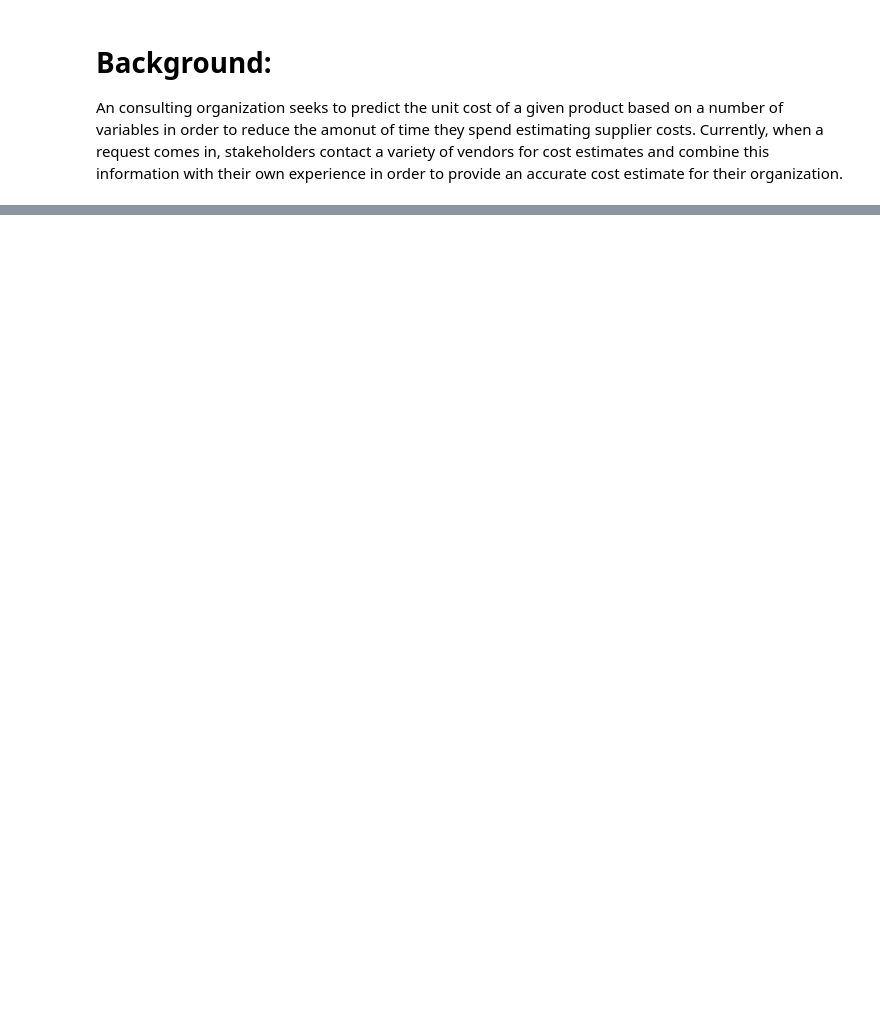
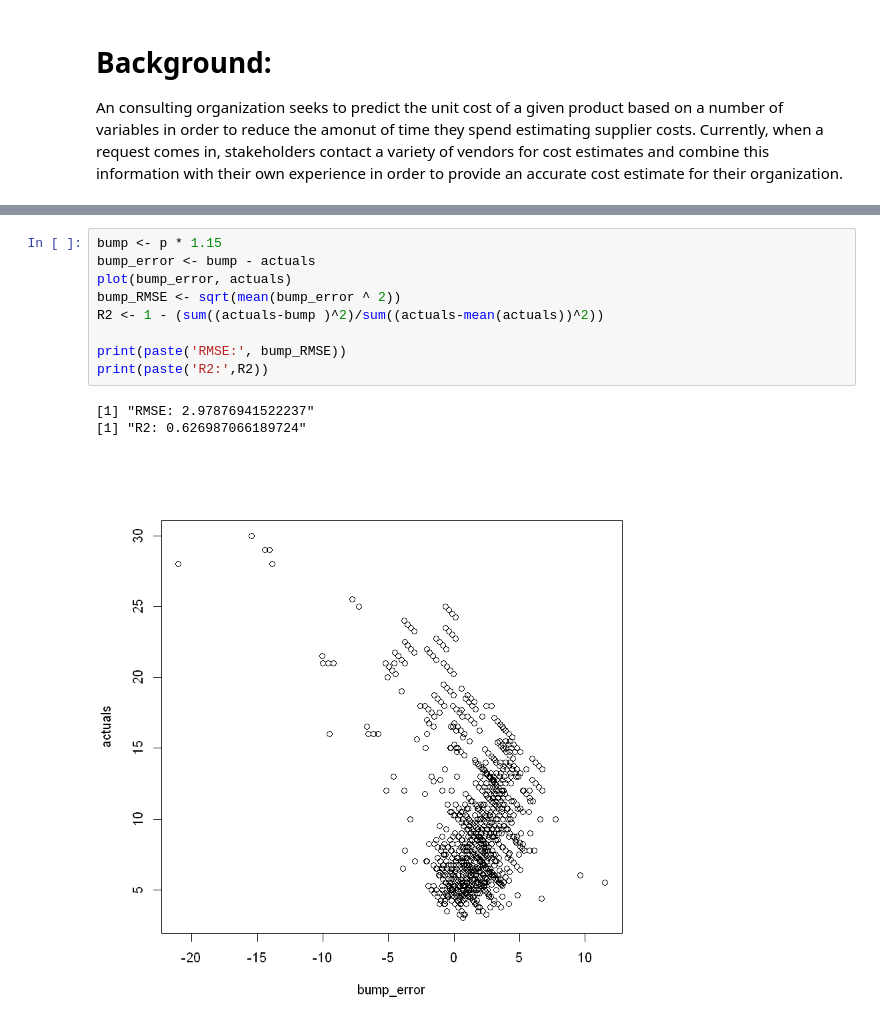
Before and after one commit to HubCatz202/cpi_model, a Jupyter notebook: CPI_Model.ipynb, the cells around one changed output, grey strips where cells are left out. Saved outputs shown, nothing was run; the diff lists cells and outputs as text; blank space fills up the shorter version.

```diff
--- a/CPI_Model.ipynb
+++ b/CPI_Model.ipynb
@@ -134,0 +214,13 @@ F-statistic: 210.8 on 9 and 606 DF,  p-value: < 2.2e-16
+# %%
+bump <- p * 1.15
+bump_error <- bump - actuals
+plot(bump_error, actuals)
+bump_RMSE <- sqrt(mean(bump_error ^ 2))
+R2 <- 1 - (sum((actuals-bump )^2)/sum((actuals-mean(actuals))^2))
+
+print(paste('RMSE:', bump_RMSE))
+print(paste('R2:',R2))
+# %% [output]
+[1] "RMSE: 2.97876941522237"
+[1] "R2: 0.626987066189724"
+[figure, added]
```
Also changed, not shown: parts of 19 cells of this notebook.
